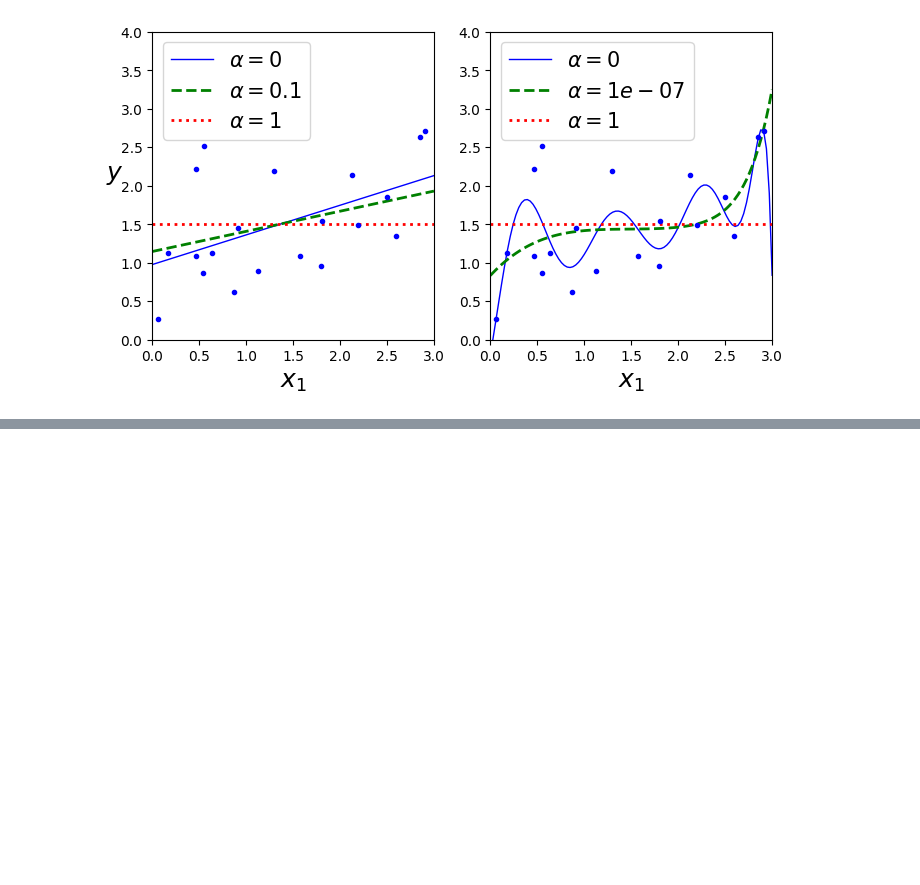
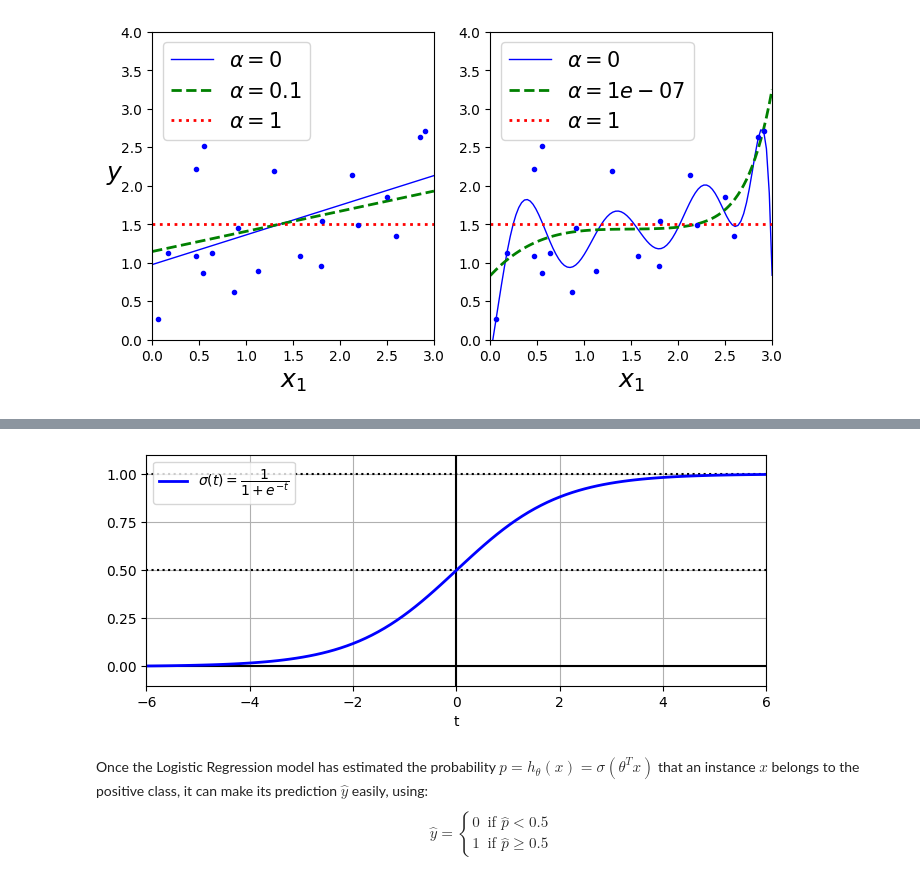
Before and after one commit to leetierney/study, a Jupyter notebook: ml/hands_on_ml/1_ml_landscape/ch4/1_4_training_models.ipynb, the cells around one changed output, grey strips where cells are left out. Cells and saved outputs as stored; diff of their text form; code cells hidden in the pictures; blank space fills up the shorter version.

```diff
--- a/ml/hands_on_ml/1_ml_landscape/ch4/1_4_training_models.ipynb
+++ b/ml/hands_on_ml/1_ml_landscape/ch4/1_4_training_models.ipynb
@@ -487,0 +720,28 @@ plt.show()
+# %%
+lim = 6
+t = np.linspace(-lim, lim, 100)
+sig = 1 / (1 + np.exp(-t))
+
+plt.figure(figsize=(8, 3))
+plt.plot([-lim, lim], [0, 0], "k-")
+plt.plot([-lim, lim], [0.5, 0.5], "k:")
+plt.plot([-lim, lim], [1, 1], "k:")
+plt.plot([0, 0], [-1.1, 1.1], "k-")
+plt.plot(t, sig, "b-", linewidth=2, label=r"$\sigma(t) = \dfrac{1}{1 + e^{-t}}$")
+plt.xlabel("t")
+plt.legend(loc="upper left")
+plt.axis([-lim, lim, -0.1, 1.1])
+plt.gca().set_yticks([0, 0.25, 0.5, 0.75, 1])
+plt.grid()
+plt.show()
+# %% [output]
+[figure, added]
+# %% [markdown]
+Once the Logistic Regression model has estimated the probability $\hat{p} = h_{\theta} (x) = \sigma (\theta^{T}x)$ that an instance $x$ belongs to the positive class, it can make its prediction $\hat{y}$ easily, using:
+$$
+\hat{y} =
+\begin{cases}
+      0 & \text{if } \hat{p} < 0.5 \\
+      1 & \text{if } \hat{p} \geq 0.5
+\end{cases}
+$$
```
Also changed, not shown: parts of 31 cells of this notebook.
